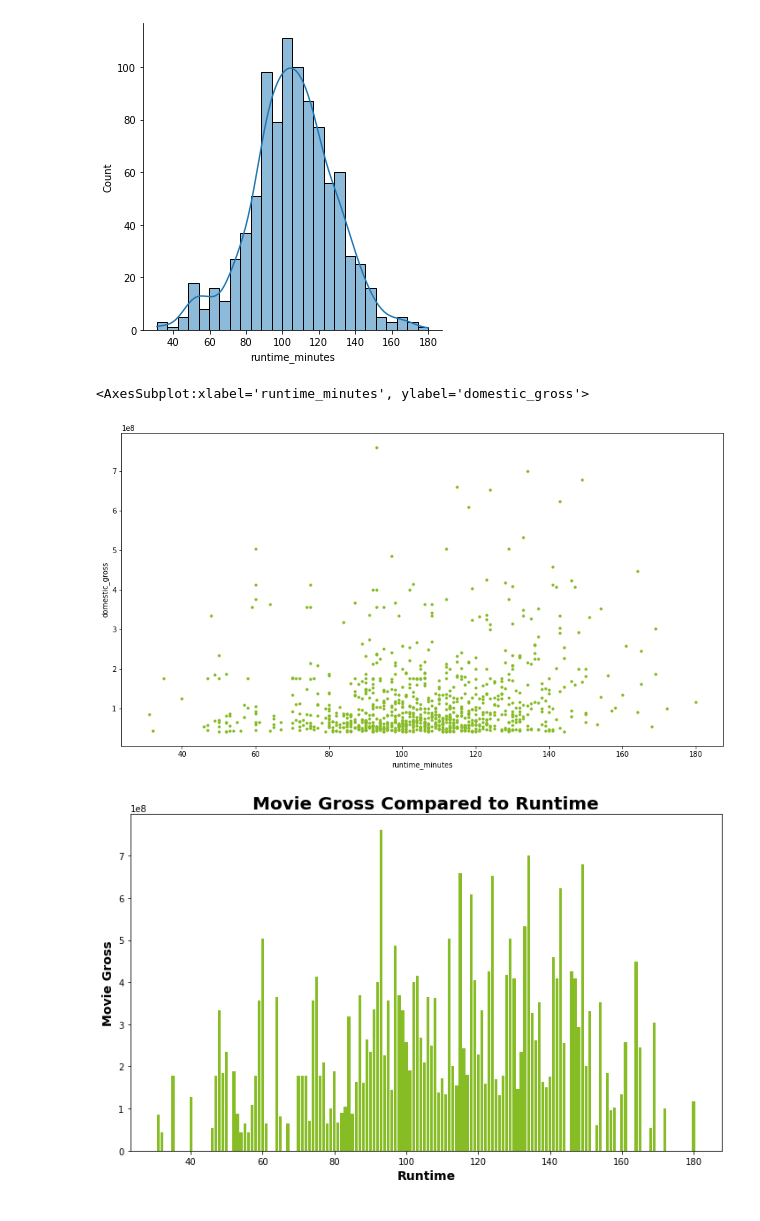
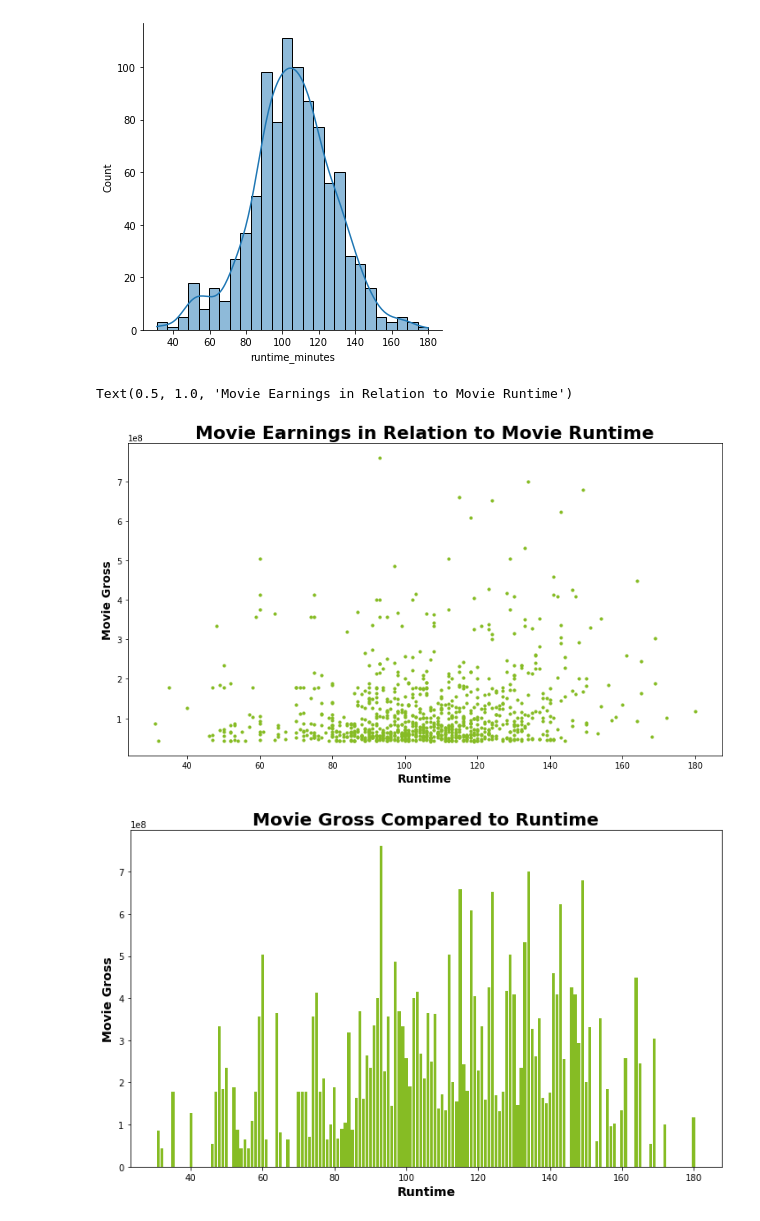
Before and after one commit to harte3/Flatiron-Capstone-Group-2, a Jupyter notebook: notebooks/donnie-kevin/Donnie-Kevin.ipynb, the cells around one changed output. Cells and saved outputs as stored; diff of their text form; code cells hidden in the pictures.

```diff
--- a/notebooks/donnie-kevin/Donnie-Kevin.ipynb
+++ b/notebooks/donnie-kevin/Donnie-Kevin.ipynb
@@ -187,10 +187,13 @@ sns.displot(filtered_gross['runtime_minutes'], bins='auto', kde=True)
 [figure]
 # %%
 #Scatter plot visualization comparing revenue to movie length
-filtered_gross.plot.scatter(x = 'runtime_minutes',y= 'domestic_gross',s = 10, c = '#86BC24', figsize=(15,8))
+filtered_gross.plot.scatter(x = 'runtime_minutes',y= 'domestic_gross',s = 10, c = '#86BC24', figsize=(13,7))
+plt.xlabel('Runtime', fontsize = 14, fontweight = 'bold')
+plt.ylabel('Movie Gross', fontsize = 14, fontweight = 'bold')
+plt.title('Movie Earnings in Relation to Movie Runtime', fontsize = 22, fontweight = 'bold')
 # %% [output]
-<AxesSubplot:xlabel='runtime_minutes', ylabel='domestic_gross'>
+Text(0.5, 1.0, 'Movie Earnings in Relation to Movie Runtime')
-[figure, old version]
+[figure, new version]
 # %%
 #
 plt.figure(figsize=(12, 7))
```
Also changed, not shown: parts of 5 cells of this notebook.
